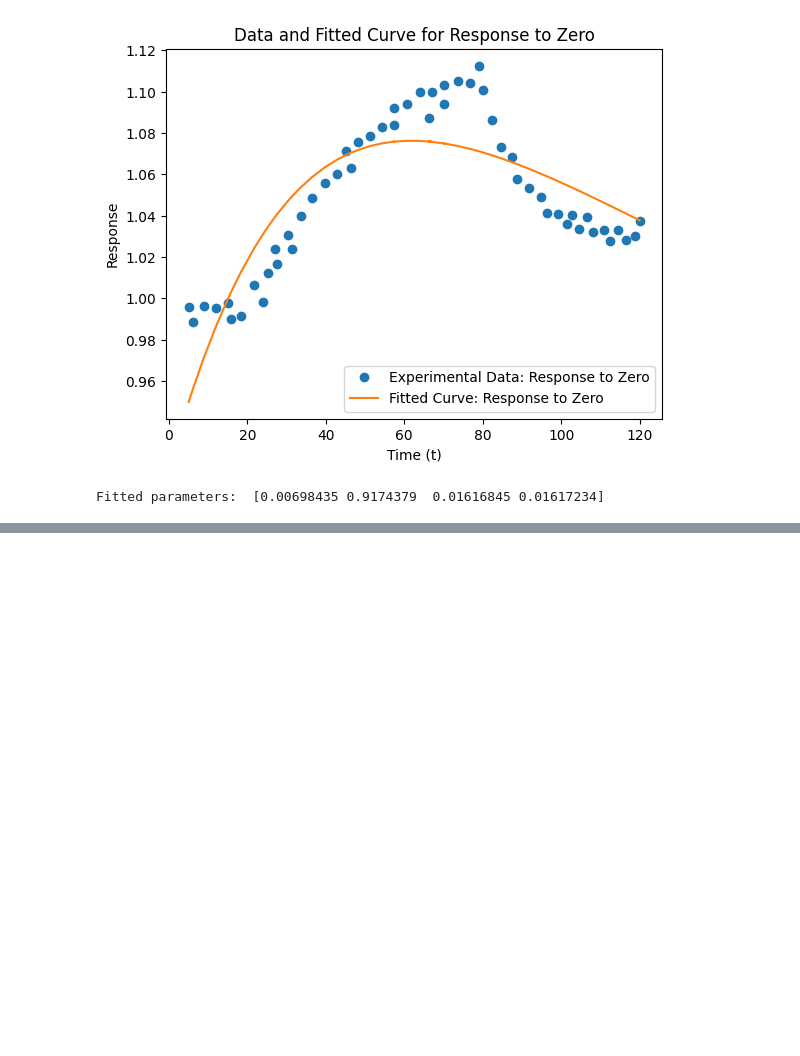
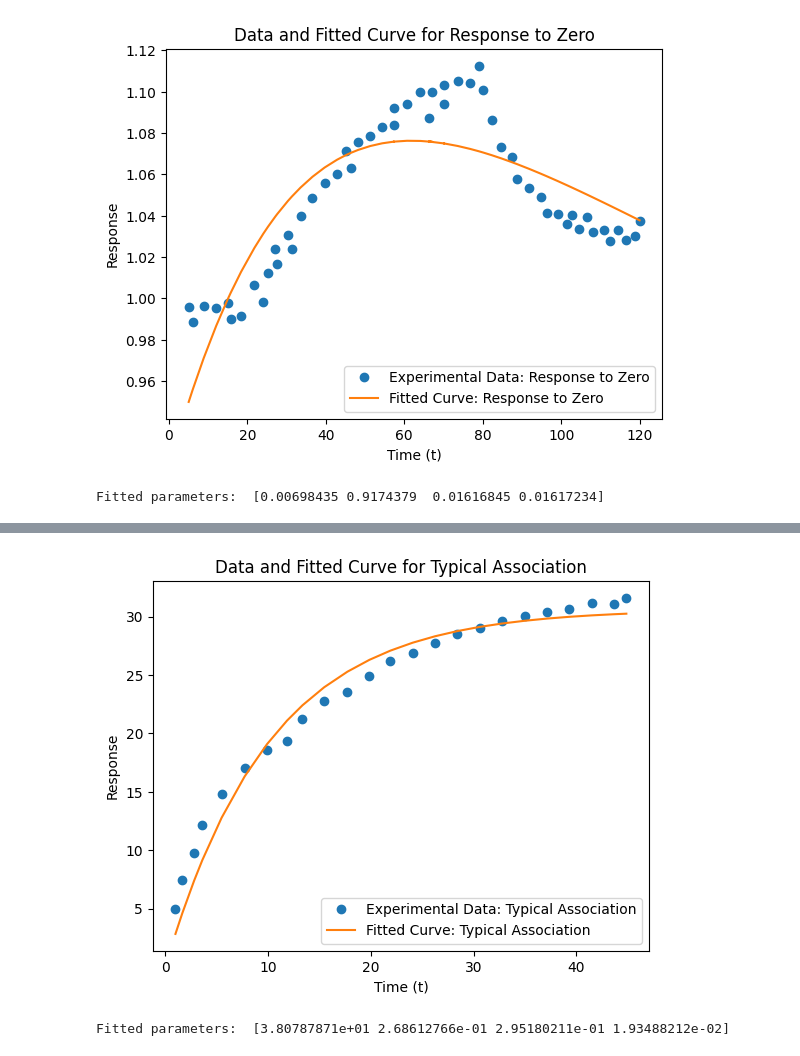
Before and after one commit to Ara101/Data_extraction_kinetic_signaling_data, a Jupyter notebook: Code/python/rate_kinetics_final.ipynb, the cells around one changed output, grey strips where cells are left out. Drawn from its saved outputs; the diff is of its cells as text; code cells hidden in the pictures; blank space fills up the shorter version.

```diff
--- a/Code/python/rate_kinetics_final.ipynb
+++ b/Code/python/rate_kinetics_final.ipynb
@@ -374,5 +402,10 @@ Fitted parameters:  [0.00698435 0.9174379  0.01616845 0.01617234]
 # %%
-data = importCleanData("Daly_2023_Fig_3B_data.xlsx", "Sheet1", [0,1])
+data = importCleanData("Horing_2020_Fig1B_H1R_data.xlsx", "Sheet1", [0,1])
 
-param_k, pcov_k = fit_data(data.iloc[:, 0], data.iloc[:, 1], p0 = [1, 1, 1], assumption = "baseline+steadystate")
+param_k, pcov_k = fit_data(data.iloc[:, 0], data.iloc[:, 1], p0 = [30, 1, 1, 1], assumption = "typical_association")
+
+plot_data(typical_association, data.iloc[:, 0], data.iloc[:, 1], typical_association, param_k, "Typical Association")
+# %% [output]
+[figure, added]
+Fitted parameters:  [3.80787871e+01 2.68612766e-01 2.95180211e-01 1.93488212e-02]
 # %%
```
Also changed, not shown: parts of 6 cells of this notebook.
